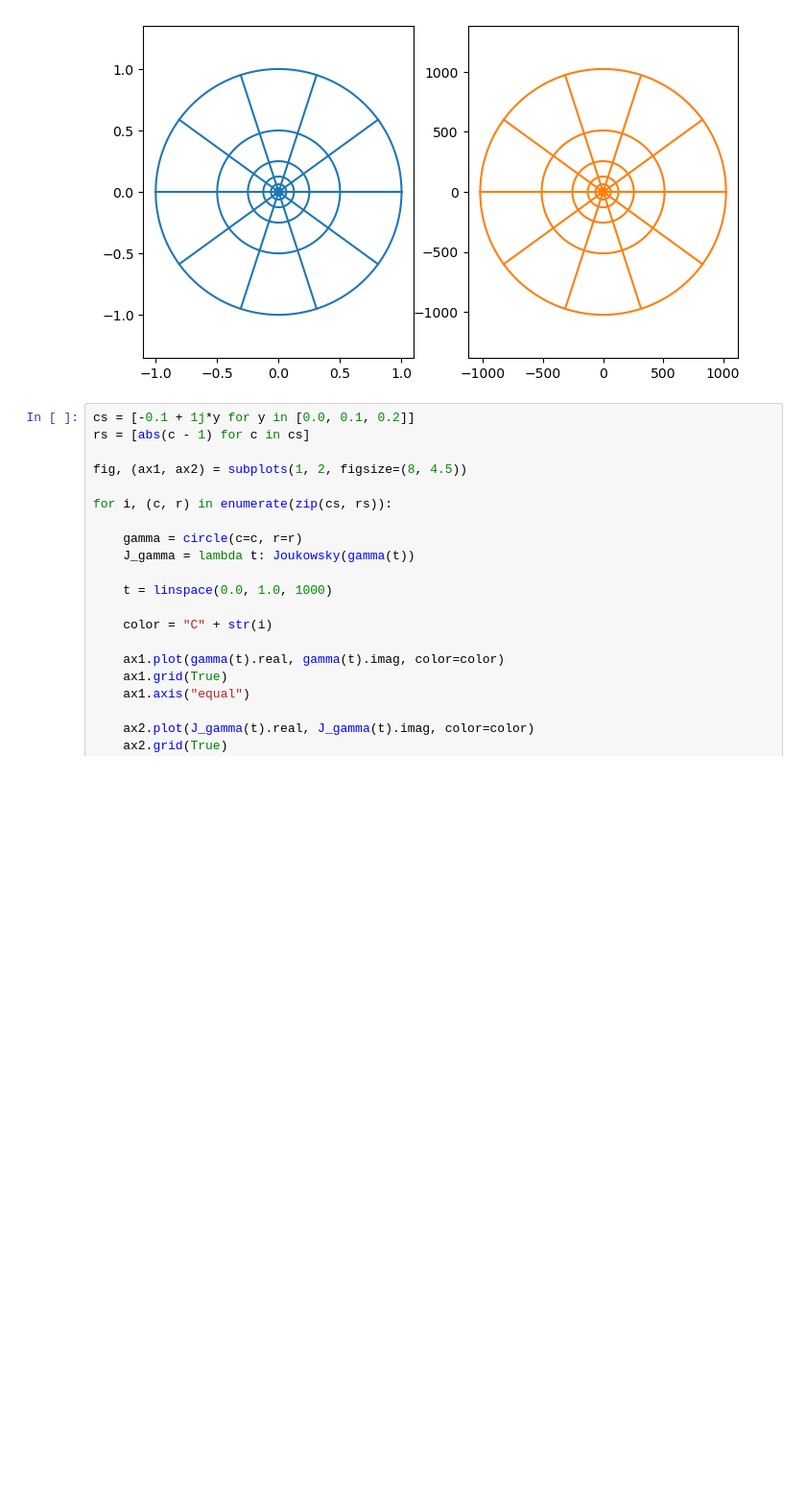
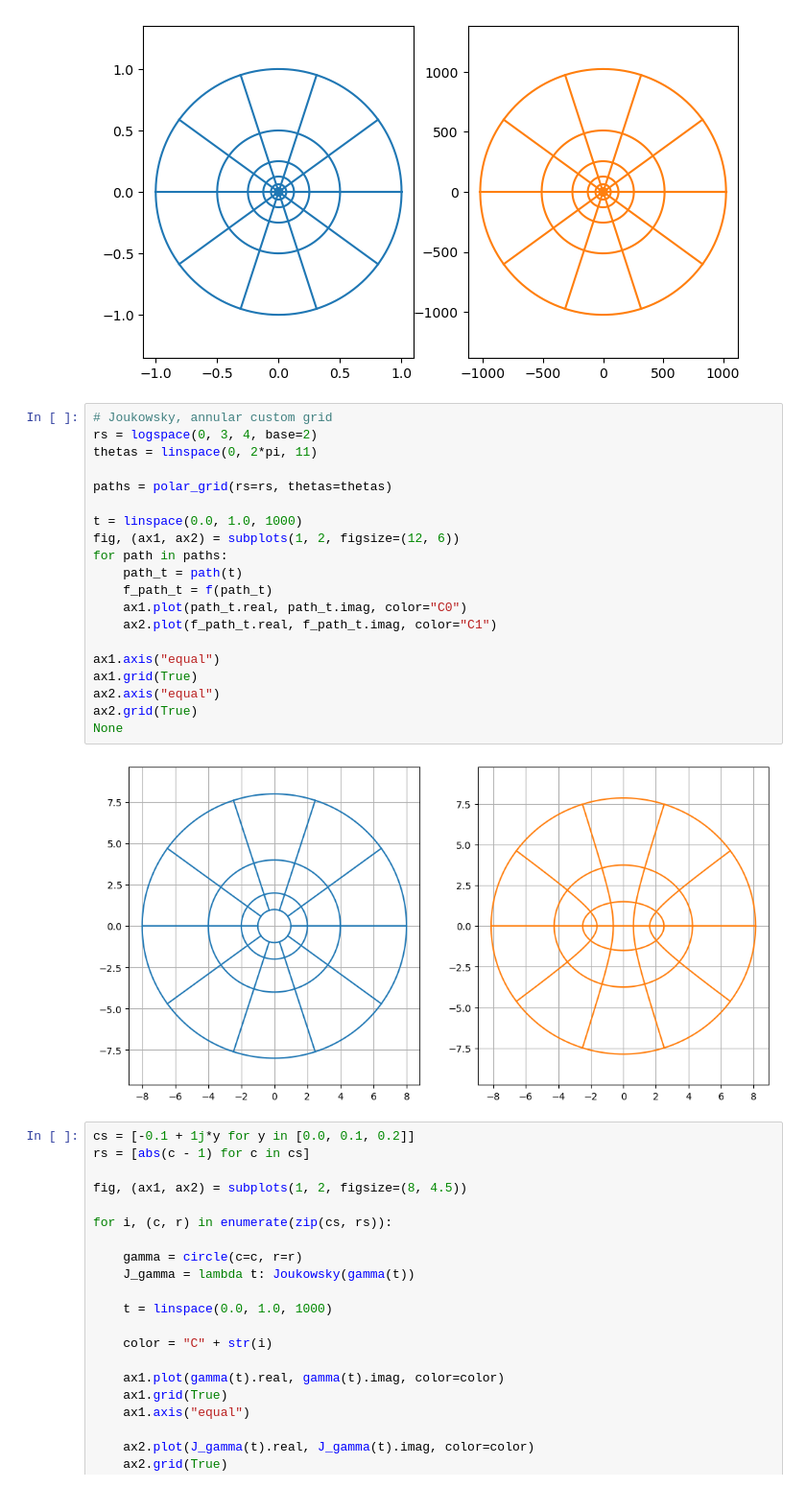
Before and after one commit to boisgera/visualization-of-analytic-functions, a Jupyter notebook: Domain Coloring.ipynb, the cells around one changed output. Shown at 96% size. Cells and saved outputs as stored; diff of their text form; blank space fills up the shorter version.

```diff
--- a/Domain Coloring.ipynb
+++ b/Domain Coloring.ipynb
@@ -306,6 +305,28 @@ ax2.axis("equal")
 None
 # %% [output]
 [figure]
+# %%
+# Joukowsky, annular custom grid
+rs = logspace(0, 3, 4, base=2)
+thetas = linspace(0, 2*pi, 11)
+
+paths = polar_grid(rs=rs, thetas=thetas)
+
+t = linspace(0.0, 1.0, 1000)
+fig, (ax1, ax2) = subplots(1, 2, figsize=(12, 6))
+for path in paths:
+    path_t = path(t)
+    f_path_t = f(path_t)
+    ax1.plot(path_t.real, path_t.imag, color="C0")
+    ax2.plot(f_path_t.real, f_path_t.imag, color="C1")
+
+ax1.axis("equal")
+ax1.grid(True)
+ax2.axis("equal")
+ax2.grid(True)
+None
+# %% [output]
+[figure, added]
 # %%
 cs = [-0.1 + 1j*y for y in [0.0, 0.1, 0.2]]
 rs = [abs(c - 1) for c in cs]
```
Also changed, not shown: parts of 7 cells of this notebook.
